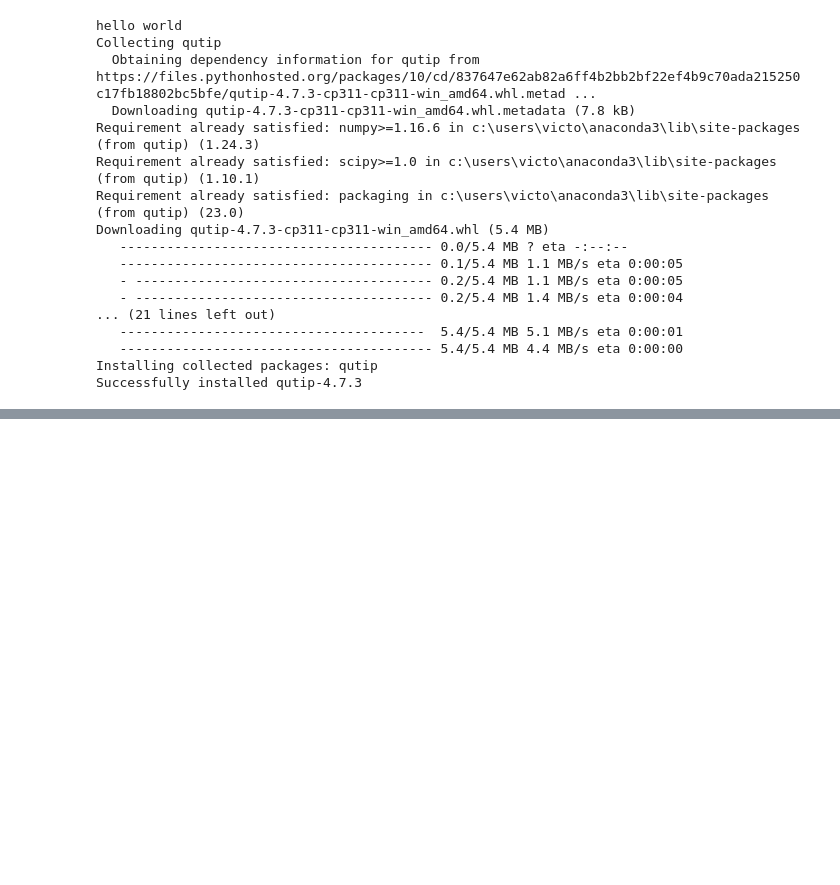
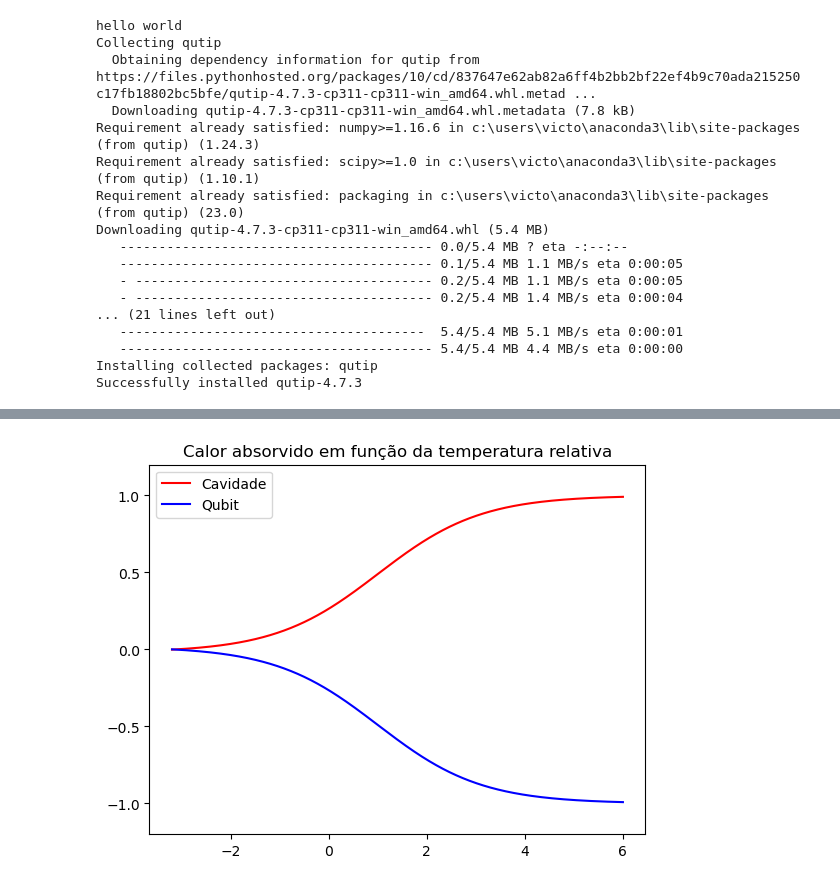
Before and after one commit to victoormsales/Maxwells_Demon, a Jupyter notebook: Notebooks/QuTip.ipynb, the cells around one changed output, grey strips where cells are left out. Saved outputs shown, nothing was run; the diff lists cells and outputs as text; code cells hidden in the pictures; blank space fills up the shorter version.

```diff
--- a/Notebooks/QuTip.ipynb
+++ b/Notebooks/QuTip.ipynb
@@ -96,0 +95,39 @@ A distância de Bures desses estados é: 0.42167851529086653
+# %%
+#Plotando o calor recebido pela cavidade
+
+N = 5000 #número de pontos no gráfico
+eta = 0.95 #eficiência de leitura
+delta_beta = np.linspace(-3.2, 6, N)
+p_e = 1/(np.exp(eta*(1-delta_beta))+1) #população do estado térmico excitado do qubit
+n_0 = 0.63 #número inicial de fótons na cavidade
+
+#Façamos um range inicial de 20 termos para a soma em n_f
+
+P_c = np.array([n_0**i/((1+n_0)**(i+1)) for i in range(0,100)])
+n_f = 0
+n_f_lista = np.zeros(N)
+for j in range(0,N):
+    for i in range(0,20):
+        n_f = n_f + i*P_c[i]*eta*(1-p_e[j]) + (i+1)*P_c[i+2]*(1-eta)*(1-p_e[j]) + (i+1)*P_c[i]*p_e[j]
+    n_f_lista[j] = n_f
+    n_f = 0
+
+#Calculando lista final:
+
+delta_n = n_f_lista - n_0
+
+#Calculando o calor recebido pelo qubit:
+
+p_e_final = (1-eta)*(1-P_c[0])*(1-p_e)
+delta_p_e = p_e_final - p_e
+
+#Plotando resultados...
+
+plt.plot(delta_beta, delta_n, color='red', label='Cavidade')
+plt.plot(delta_beta, delta_p_e, color='blue', label='Qubit')
+plt.ylim([-1.2, 1.2])
+plt.title('Calor absorvido em função da temperatura relativa')
+plt.legend()
+plt.show()
+# %% [output]
+[figure, added]
```
Also changed, not shown: parts of 2 cells of this notebook.
